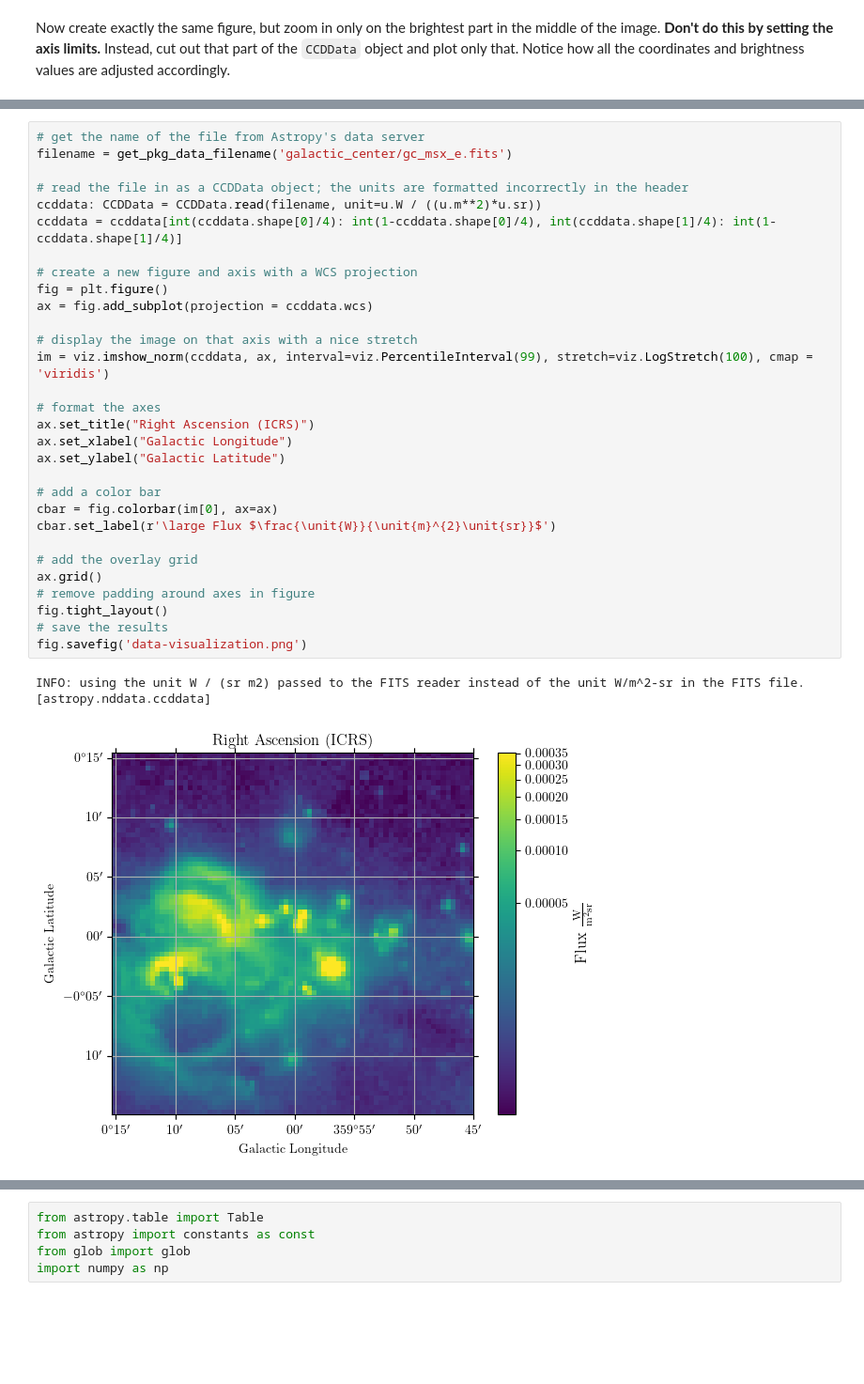
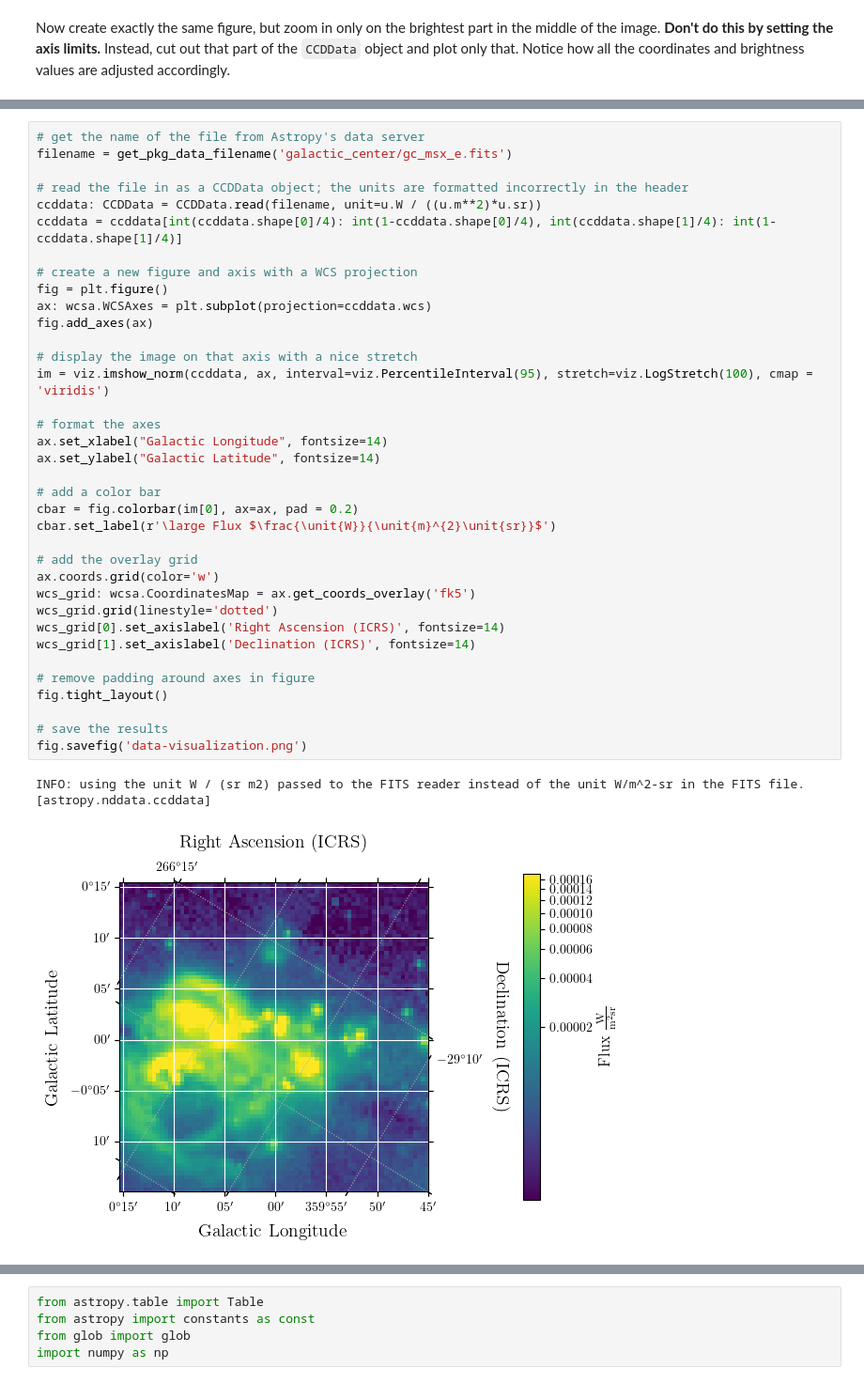
Before and after one commit to ASTR154/data-visualization, a Jupyter notebook: data-visualization.ipynb, the cells around one changed output, grey strips where cells are left out. Shown: that part at 94% size. Saved outputs shown, nothing was run; the diff lists cells and outputs as text; blank space fills up the shorter version.

```diff
--- a/data-visualization.ipynb
+++ b/data-visualization.ipynb
@@ -63,36 +64,42 @@ Now create exactly the same figure, but zoom in only on the brightest part in th
 # %%
 # get the name of the file from Astropy's data server
 filename = get_pkg_data_filename('galactic_center/gc_msx_e.fits')
 
 # read the file in as a CCDData object; the units are formatted incorrectly in the header
 ccddata: CCDData = CCDData.read(filename, unit=u.W / ((u.m**2)*u.sr))
 ccddata = ccddata[int(ccddata.shape[0]/4): int(1-ccddata.shape[0]/4), int(ccddata.shape[1]/4): int(1-ccddata.shape[1]/4)]
 
 # create a new figure and axis with a WCS projection
 fig = plt.figure()
-ax = fig.add_subplot(projection = ccddata.wcs)
+ax: wcsa.WCSAxes = plt.subplot(projection=ccddata.wcs)
+fig.add_axes(ax)
 
 # display the image on that axis with a nice stretch
-im = viz.imshow_norm(ccddata, ax, interval=viz.PercentileInterval(99), stretch=viz.LogStretch(100), cmap = 'viridis')
+im = viz.imshow_norm(ccddata, ax, interval=viz.PercentileInterval(95), stretch=viz.LogStretch(100), cmap = 'viridis')
 
 # format the axes
-ax.set_title("Right Ascension (ICRS)")
-ax.set_xlabel("Galactic Longitude")
-ax.set_ylabel("Galactic Latitude")
+ax.set_xlabel("Galactic Longitude", fontsize=14)
+ax.set_ylabel("Galactic Latitude", fontsize=14)
 
 # add a color bar
-cbar = fig.colorbar(im[0], ax=ax)
+cbar = fig.colorbar(im[0], ax=ax, pad = 0.2)
 cbar.set_label(r'\large Flux $\frac{\unit{W}}{\unit{m}^{2}\unit{sr}}$')
 
 # add the overlay grid
-ax.grid()
+ax.coords.grid(color='w')
+wcs_grid: wcsa.CoordinatesMap = ax.get_coords_overlay('fk5')
+wcs_grid.grid(linestyle='dotted')
+wcs_grid[0].set_axislabel('Right Ascension (ICRS)', fontsize=14)
+wcs_grid[1].set_axislabel('Declination (ICRS)', fontsize=14)
+
 # remove padding around axes in figure
 fig.tight_layout()
+
 # save the results
 fig.savefig('data-visualization.png')
 # %% [output]
 INFO: using the unit W / (sr m2) passed to the FITS reader instead of the unit W/m^2-sr in the FITS file. [astropy.nddata.ccddata]
-[figure, old version]
+[figure, new version]
 # %% [markdown]
 ## Challenge Problem: Reproduce this plot!
 ![Hosseinzadeh et al. 2022, Figure 6](https://content.cld.iop.org/journals/2041-8205/933/2/L45/revision1/apjlac7ceff6_hr.jpg)
```
Also changed, not shown: parts of 3 cells of this notebook, 1 other file.
